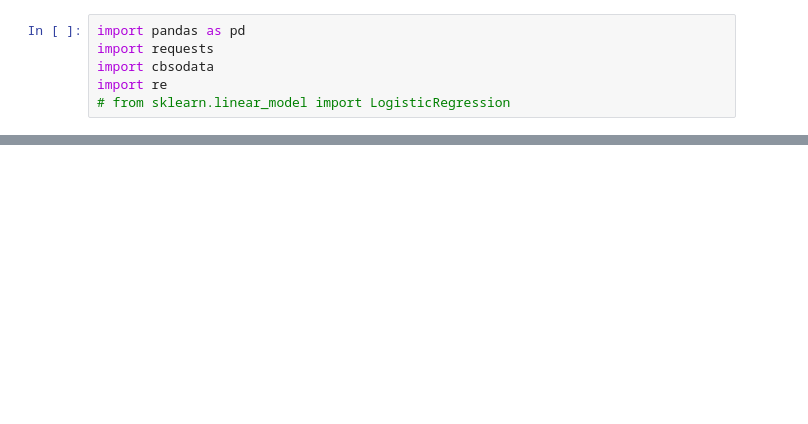
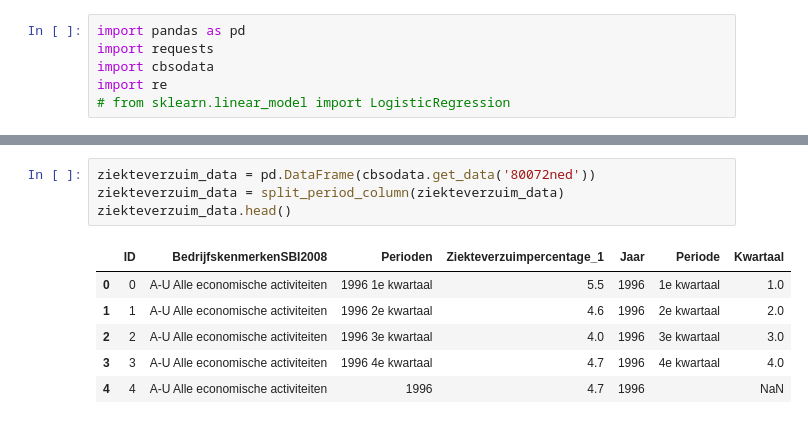
Before and after one commit to evdhout/uwv, a Jupyter notebook: uwv/ingestion/ingestion.ipynb, the cells around one changed output, grey strips where cells are left out. Drawn from its saved outputs; the diff is of its cells as text; blank space fills up the shorter version.

Commit message:
added scripts to transform dataframes so that they can be merged together

```diff
--- a/uwv/ingestion/ingestion.ipynb
+++ b/uwv/ingestion/ingestion.ipynb
@@ -9,0 +142,11 @@ Het is nu niet mogelijk m helder te krijgen wat de kolommen in een tabel precies
+# %%
+ziekteverzuim_data = pd.DataFrame(cbsodata.get_data('80072ned'))
+ziekteverzuim_data = split_period_column(ziekteverzuim_data)
+ziekteverzuim_data.head()
+# %% [output]
+|  | ID | BedrijfskenmerkenSBI2008 | Perioden | Ziekteverzuimpercentage_1 | Jaar | Periode | Kwartaal |
+| 0 | 0 | A-U Alle economische activiteiten | 1996 1e kwartaal | 5.5 | 1996 | 1e kwartaal | 1.0 |
+| 1 | 1 | A-U Alle economische activiteiten | 1996 2e kwartaal | 4.6 | 1996 | 2e kwartaal | 2.0 |
+| 2 | 2 | A-U Alle economische activiteiten | 1996 3e kwartaal | 4.0 | 1996 | 3e kwartaal | 3.0 |
+| 3 | 3 | A-U Alle economische activiteiten | 1996 4e kwartaal | 4.7 | 1996 | 4e kwartaal | 4.0 |
+| 4 | 4 | A-U Alle economische activiteiten | 1996 | 4.7 | 1996 |  | NaN |
```
Also changed, not shown: parts of 23 cells of this notebook.
